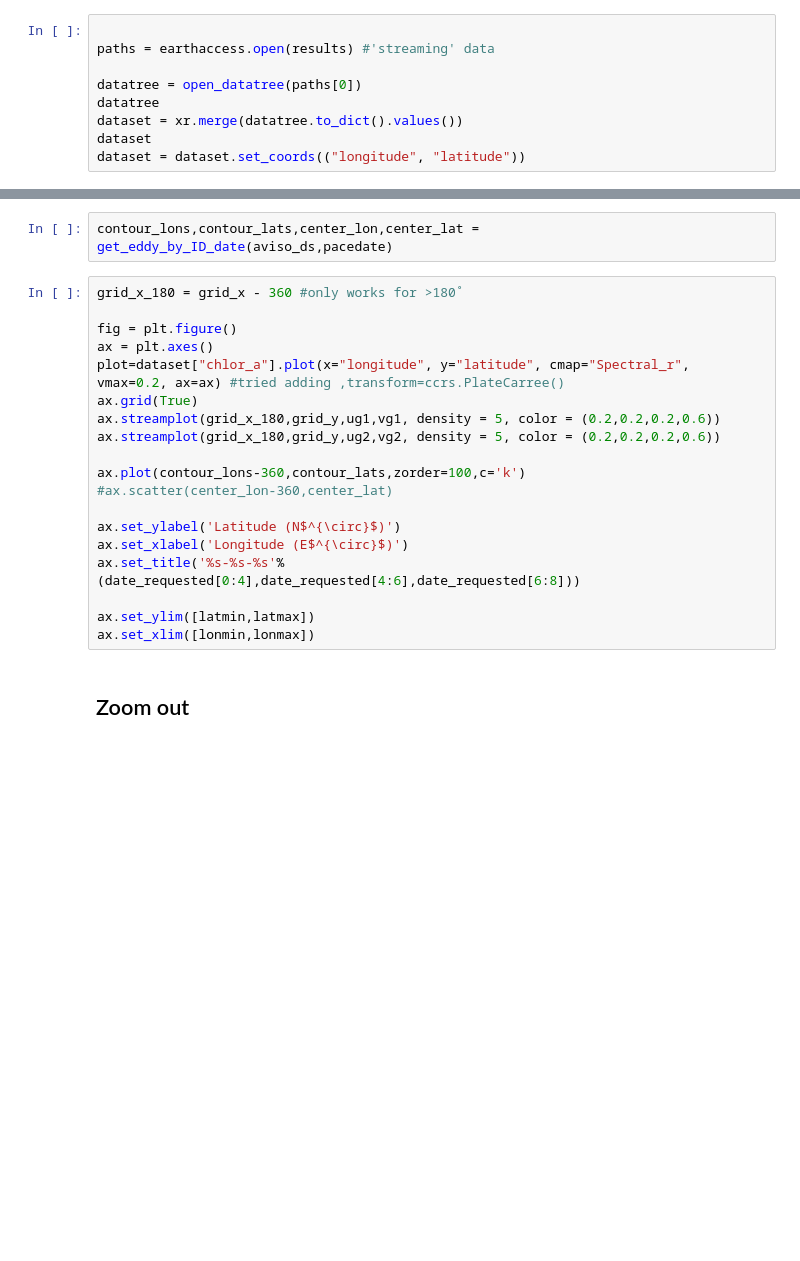
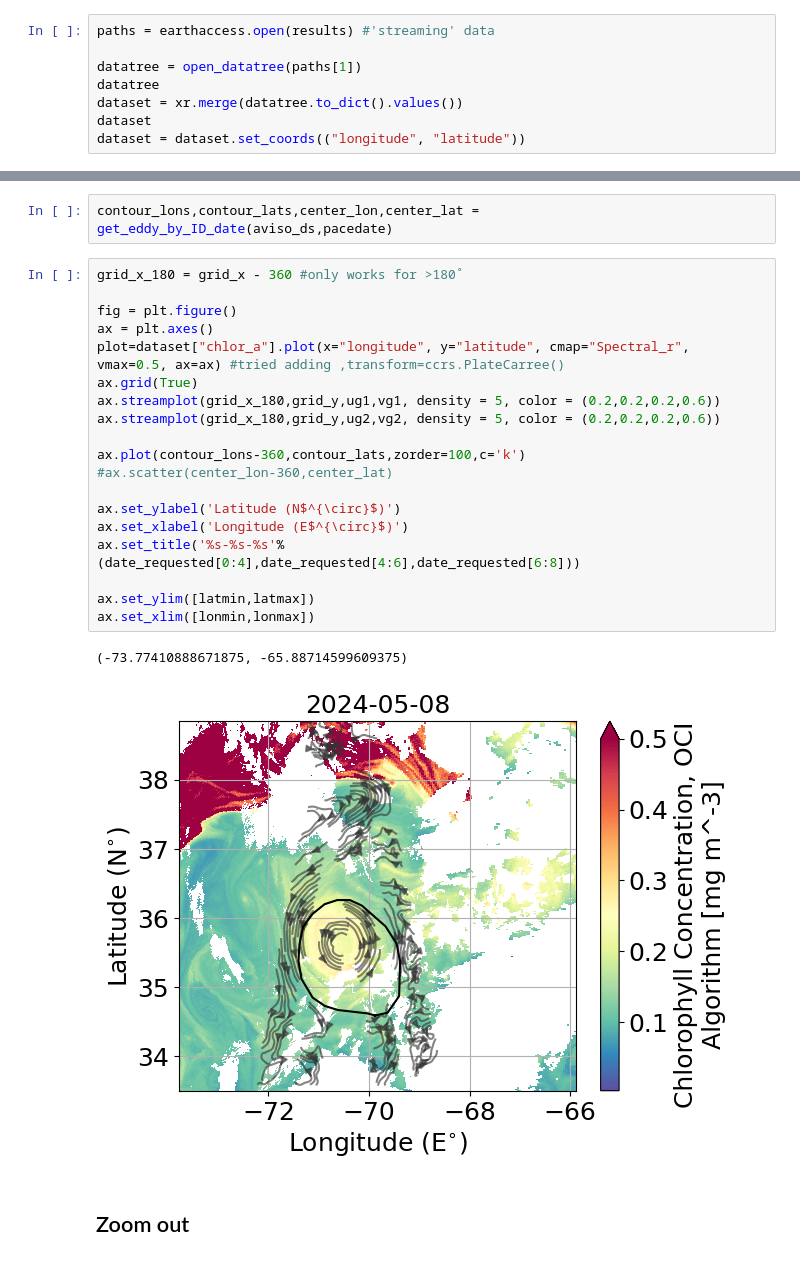
Before and after one commit to ocean-slang/go-swace, a Jupyter notebook: SWOT_over_PACE_maps.ipynb, the cells around one changed output, grey strips where cells are left out. Saved outputs shown, nothing was run; the diff lists cells and outputs as text; blank space fills up the shorter version.

```diff
--- a/SWOT_over_PACE_maps.ipynb
+++ b/SWOT_over_PACE_maps.ipynb
@@ -192,10 +205,9 @@ results = earthaccess.search_data(
     cloud_cover=clouds,
 )
 # %%
-
 paths = earthaccess.open(results) #'streaming' data
 
-datatree = open_datatree(paths[0])
+datatree = open_datatree(paths[1])
 datatree
 dataset = xr.merge(datatree.to_dict().values())
 dataset
@@ -229,22 +241,25 @@ contour_lons,contour_lats,center_lon,center_lat = get_eddy_by_ID_date(aviso_ds,p
 # %%
 grid_x_180 = grid_x - 360 #only works for >180˚
 
 fig = plt.figure()
 ax = plt.axes()
-plot=dataset["chlor_a"].plot(x="longitude", y="latitude", cmap="Spectral_r", vmax=0.2, ax=ax) #tried adding ,transform=ccrs.PlateCarree()
+plot=dataset["chlor_a"].plot(x="longitude", y="latitude", cmap="Spectral_r", vmax=0.5, ax=ax) #tried adding ,transform=ccrs.PlateCarree()
 ax.grid(True)
 ax.streamplot(grid_x_180,grid_y,ug1,vg1, density = 5, color = (0.2,0.2,0.2,0.6))
 ax.streamplot(grid_x_180,grid_y,ug2,vg2, density = 5, color = (0.2,0.2,0.2,0.6))
 
 ax.plot(contour_lons-360,contour_lats,zorder=100,c='k')
 #ax.scatter(center_lon-360,center_lat)
 
 ax.set_ylabel('Latitude (N$^{\circ}$)')
 ax.set_xlabel('Longitude (E$^{\circ}$)')
 ax.set_title('%s-%s-%s'%(date_requested[0:4],date_requested[4:6],date_requested[6:8]))
 
 ax.set_ylim([latmin,latmax])
 ax.set_xlim([lonmin,lonmax])
+# %% [output]
+(-73.77410888671875, -65.88714599609375)
+[figure, added]
 # %% [markdown]
 ## Zoom out
 # %%
```
Also changed, not shown: parts of 9 cells of this notebook.
